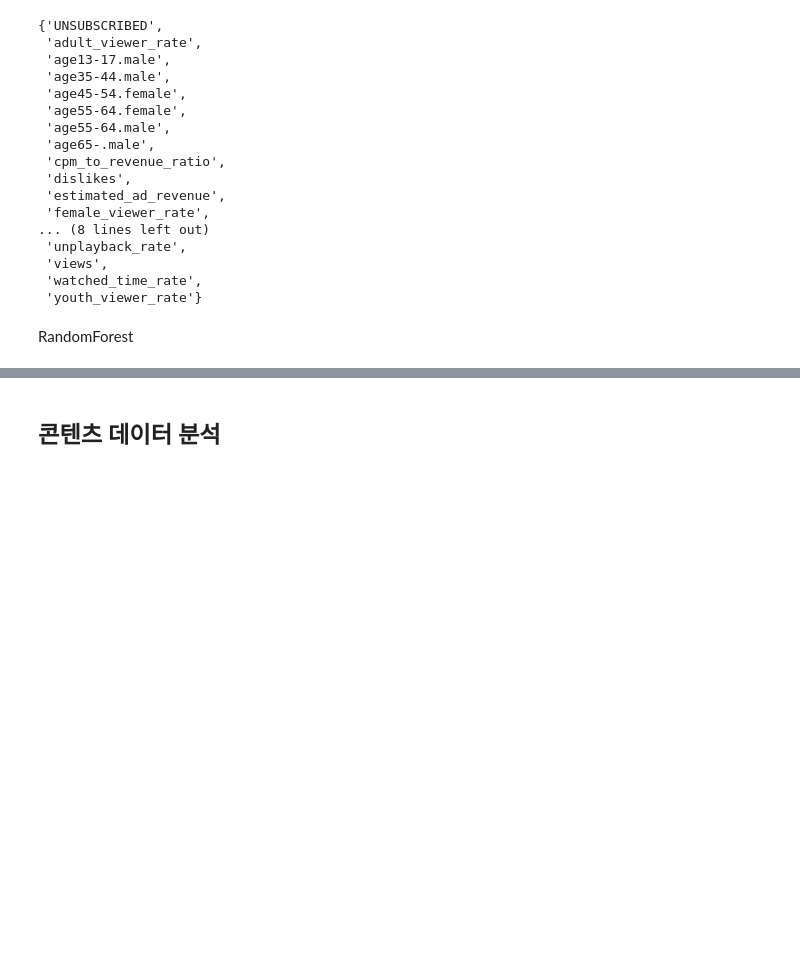
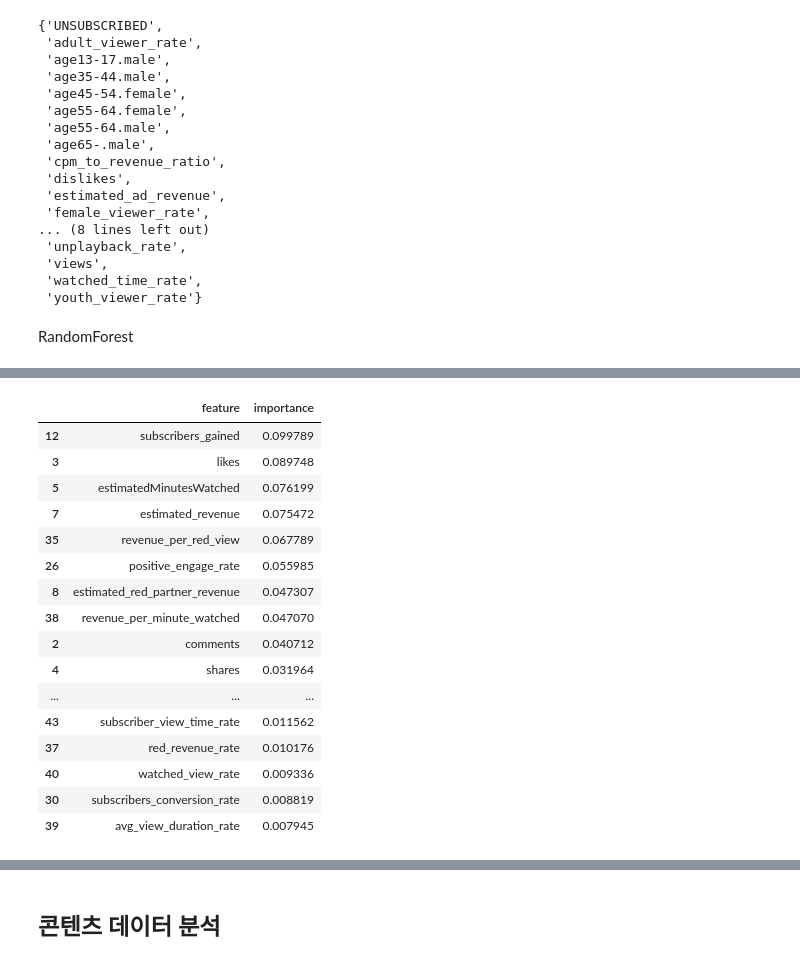
Before and after one commit to kkwann/awake, a Jupyter notebook: 4.Variable_selection.ipynb, the cells around one changed output, grey strips where cells are left out. Saved outputs shown, nothing was run; the diff lists cells and outputs as text; code cells hidden in the pictures; blank space fills up the shorter version.

```diff
--- a/4.Variable_selection.ipynb
+++ b/4.Variable_selection.ipynb
@@ -176,3 +238,23 @@ Cross-Validation Accuracy: 0.98
+# %%
+feature_importances.iloc[:25]
+# %% [output]
+|  | feature | importance |
+| 12 | subscribers_gained | 0.099789 |
+| 3 | likes | 0.089748 |
+| 5 | estimatedMinutesWatched | 0.076199 |
+| 7 | estimated_revenue | 0.075472 |
+| 35 | revenue_per_red_view | 0.067789 |
+| 26 | positive_engage_rate | 0.055985 |
+| 8 | estimated_red_partner_revenue | 0.047307 |
+| 38 | revenue_per_minute_watched | 0.047070 |
+| 2 | comments | 0.040712 |
+| 4 | shares | 0.031964 |
+| ... | ... | ... |
+| 43 | subscriber_view_time_rate | 0.011562 |
+| 37 | red_revenue_rate | 0.010176 |
+| 40 | watched_view_rate | 0.009336 |
+| 30 | subscribers_conversion_rate | 0.008819 |
+| 39 | avg_view_duration_rate | 0.007945 |
 # %%
 feature_importances ## 0.005 기준으로 변수 선택
 # %% [output]
```
Also changed, not shown: parts of 24 cells of this notebook, 2 other files.
